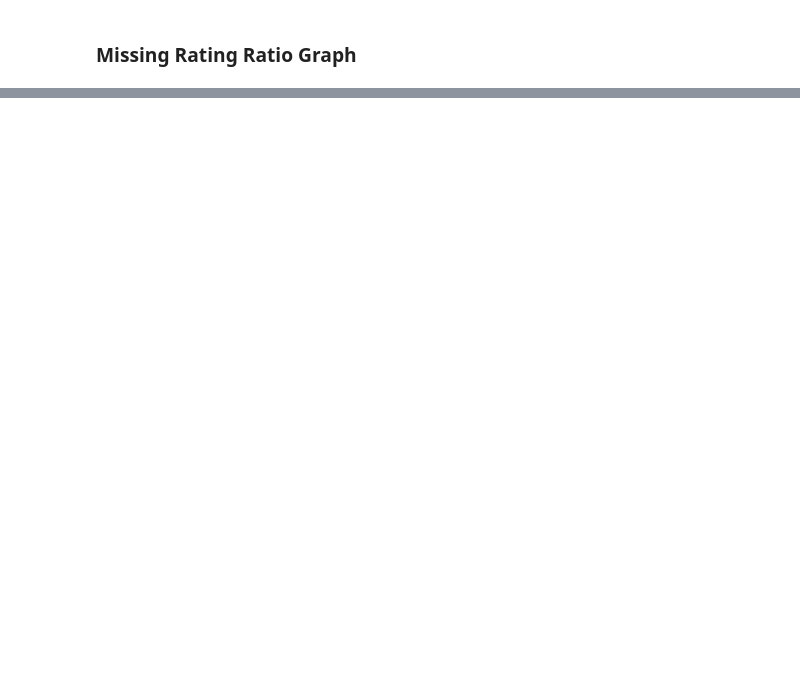
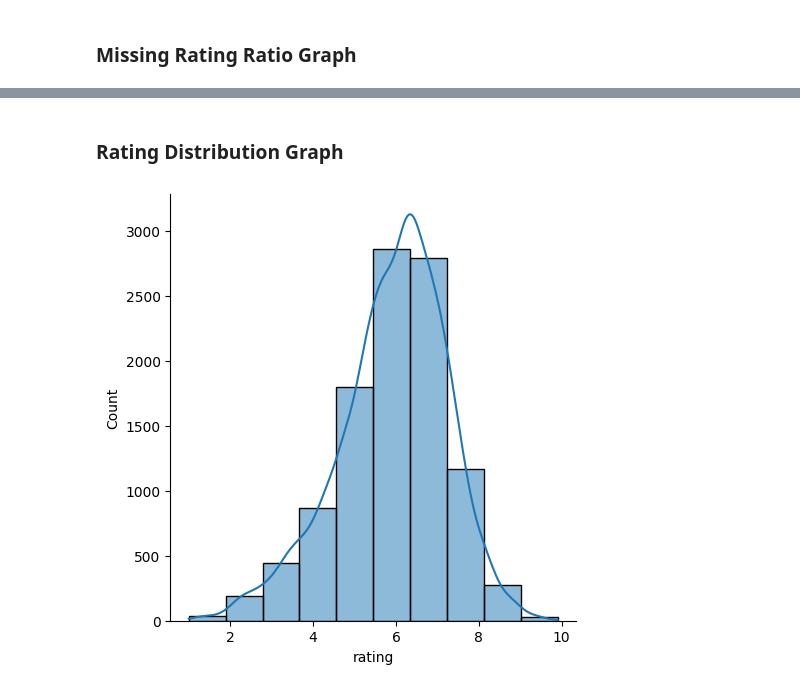
Before and after one commit to manglanivivek/The-iMdb-data-analysis, a Jupyter notebook: Genre Analysis/Fantasy/fantasy.ipynb, the cells around one changed output, grey strips where cells are left out. Cells and saved outputs as stored; diff of their text form; code cells hidden in the pictures; blank space fills up the shorter version.

```diff
--- a/Genre Analysis/Fantasy/fantasy.ipynb
+++ b/Genre Analysis/Fantasy/fantasy.ipynb
@@ -48,0 +135,8 @@ mat.show()
+# %% [markdown]
+### Rating Distribution Graph
+# %%
+rdgfantasy = fantasydf['rating']
+sea.displot(rdgfantasy,bins=10,kde=True)
+mat.show()
+# %% [output]
+[figure, added]
```
Also changed, not shown: parts of 11 cells of this notebook, 9 other files.
